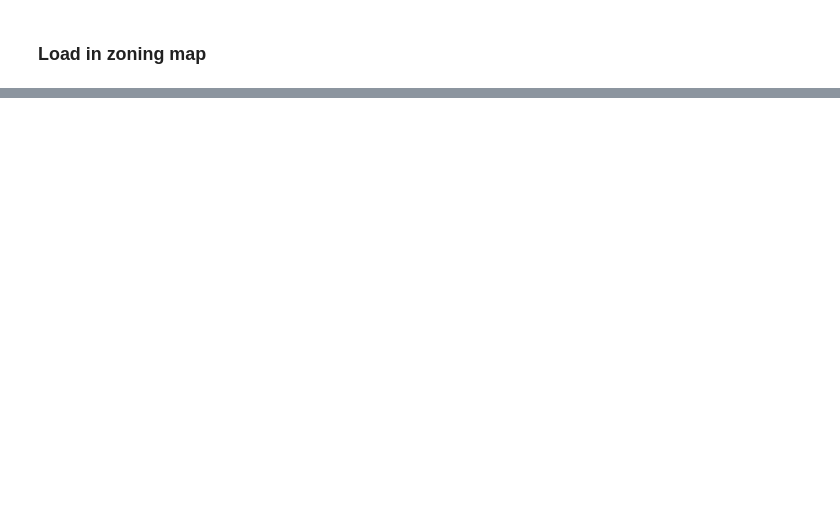
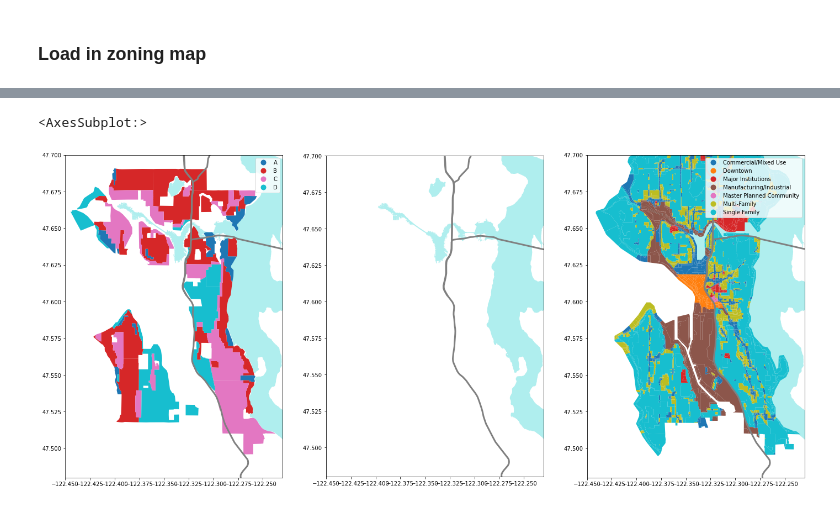
Before and after one commit to shirleyswirley/laurelhurst4all, a Jupyter notebook: python/poster1.ipynb, the cells around one changed output, grey strips where cells are left out. Saved outputs shown, nothing was run; the diff lists cells and outputs as text; code cells hidden in the pictures; blank space fills up the shorter version.

```diff
--- a/python/poster1.ipynb
+++ b/python/poster1.ipynb
@@ -87,0 +134,16 @@ zoning.plot()
+# %%
+fig,axes = plt.subplots(1, 3, figsize = (24,20))
+
+for ax in axes:
+    ax.set_ylim([47.48, 47.7])
+    ax.set_xlim([-122.45, -122.23])
+    majwater.plot(ax=ax, color='paleturquoise', linewidth=3)
+    majrds.plot(ax=ax, color='gray', linewidth=3)
+
+rl.plot(column = 'holc_grade', ax = axes[0], legend=True)
+zoning.plot(column = 'CLASS_DESC', ax = axes[2], legend=True)
+
+#fig.savefig('/opt/dssg-hot/notebooks/shirley/figs/' + pdfnamenow + '.pdf', bbox_inches='tight', pad_inches = 0)
+# %% [output]
+<AxesSubplot:>
+[figure, added]
```
Also changed, not shown: parts of 6 cells of this notebook, 1 other file.
